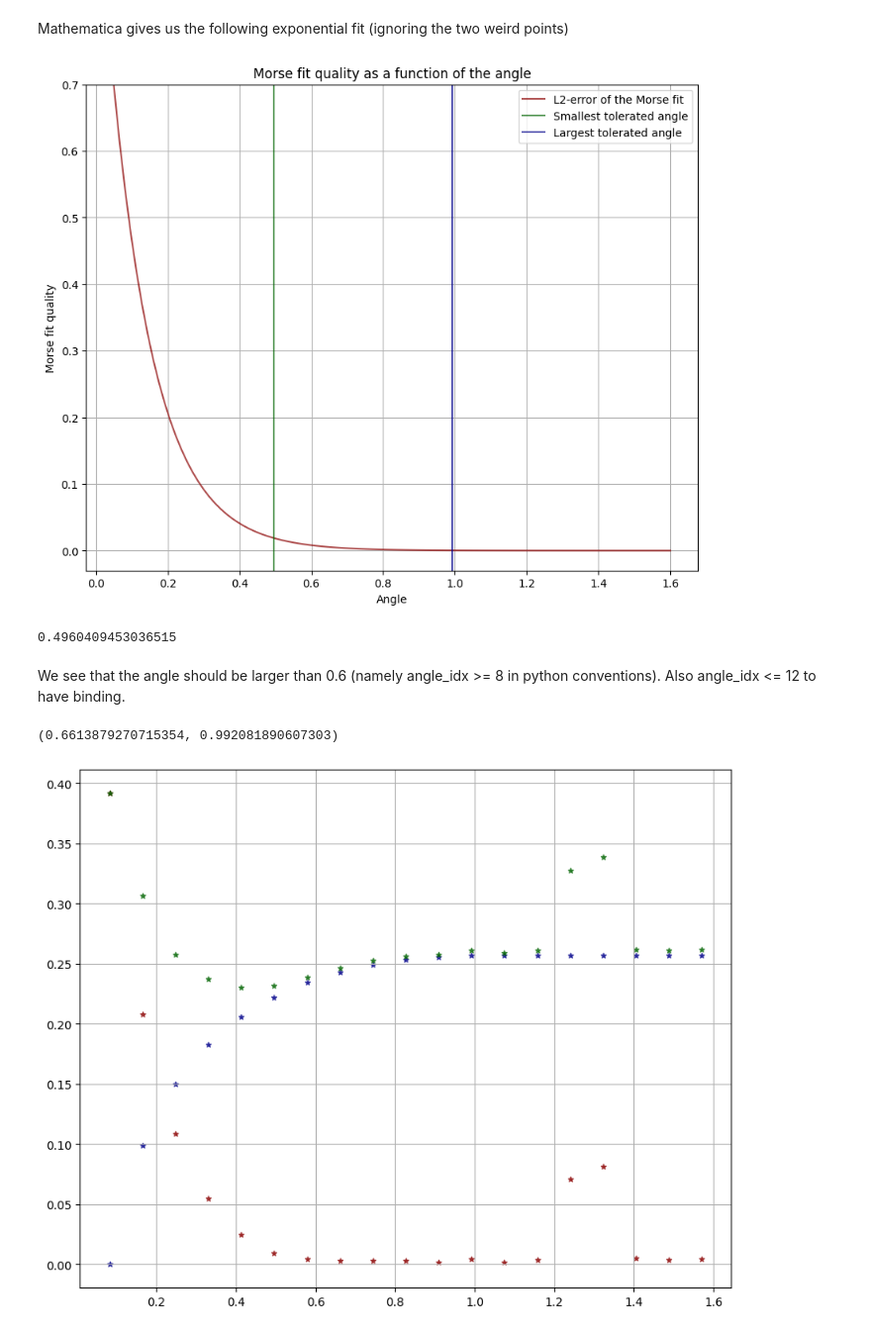
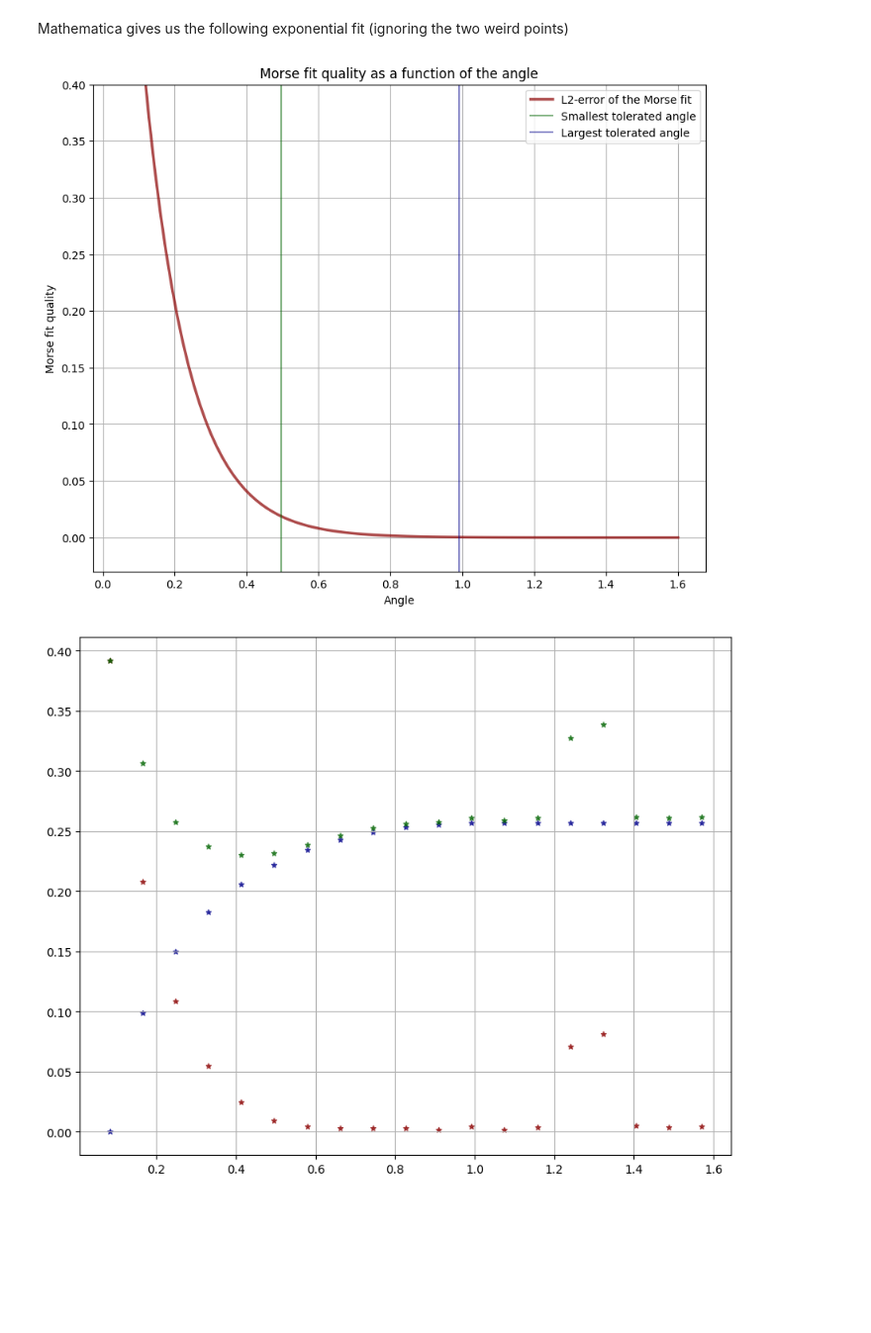
Before and after one commit to MatthieuSarkis/Long-range-intermolecular-interactions-on-a-continuous-variable-quantum-computer, a Jupyter notebook: driver.ipynb, the cells around one changed output. Shown at 99% size. Cells and saved outputs as stored; diff of their text form; code cells hidden in the pictures; blank space fills up the shorter version.

```diff
--- a/driver.ipynb
+++ b/driver.ipynb
@@ -674,39 +647,29 @@ def fit_morse_quality(r):
 # %%
 fig, axes = plt.subplots(nrows=1, ncols=1, figsize=(10, 8))
 
 line0, = axes.plot(
     np.linspace(0.05, 1.6, 100),
     [fit_morse_quality(r) for r in np.linspace(0.01, 1.6, 100)],
     c='darkred',
     alpha=0.7,
-    label='L2-error of the Morse fit'
+    label='L2-error of the Morse fit',
+    linewidth=2.5
 )
 
-line1 = axes.axvline(x=0.4960409453036515, label='Smallest tolerated angle', c='darkgreen', alpha=0.7)
-line2 = axes.axvline(x=0.992081890607303, label='Largest tolerated angle', c='darkblue', alpha=0.7)
+line1 = axes.axvline(x=0.4960409453036515, label='Smallest tolerated angle', c='darkgreen', alpha=0.5)
+line2 = axes.axvline(x=0.992081890607303, label='Largest tolerated angle', c='darkblue', alpha=0.5)
 
 axes.legend(handles=[line0, line1, line2])
 
 axes.set_xlabel('Angle')
 axes.set_ylabel('Morse fit quality')
-axes.set_ylim(-0.03, 0.7)
+axes.set_ylim(-0.03, 0.4)
 axes.grid(True)
 axes.set_title('Morse fit quality as a function of the angle')
 plt.show()
 #plt.savefig(save_path, dpi=300, transparent=False, bbox_inches='tight')
 # %% [output]
-[figure, old version]
+[figure, new version]
-# %%
-thetas[6]
-# %% [output]
-0.4960409453036515
-# %% [markdown]
-We see that the angle should be larger than 0.6 (namely angle_idx >= 8 in python conventions).
-Also angle_idx <= 12 to have binding.
-# %%
-thetas[8], thetas[12]
-# %% [output]
-(0.6613879270715354, 0.992081890607303)
 # %%
 fig, axes = plt.subplots(nrows=1, ncols=1, figsize=(10, 8))
 
```
Also changed, not shown: parts of 17 cells of this notebook, 1 other file.
